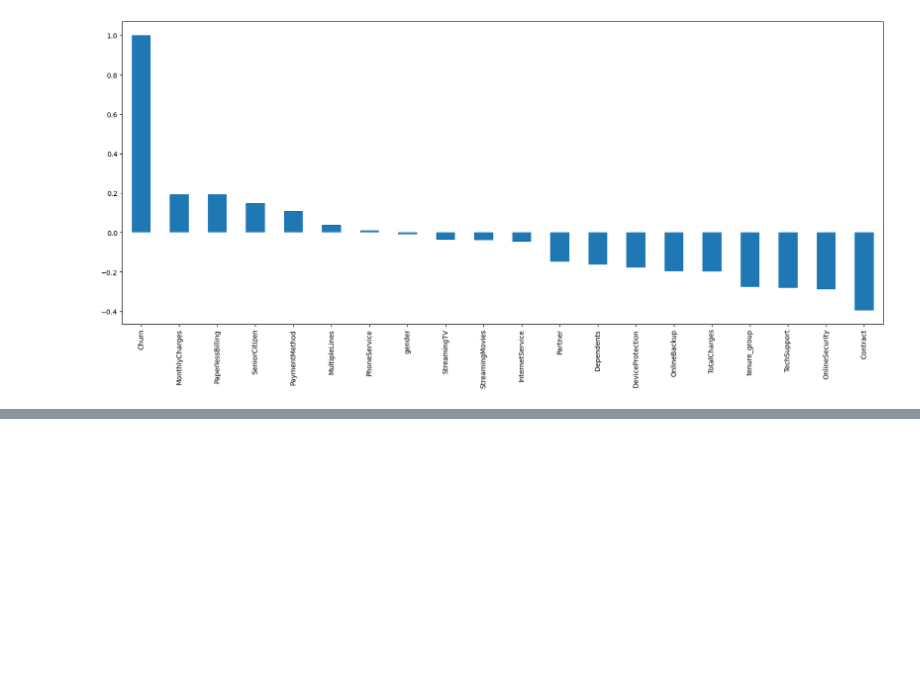
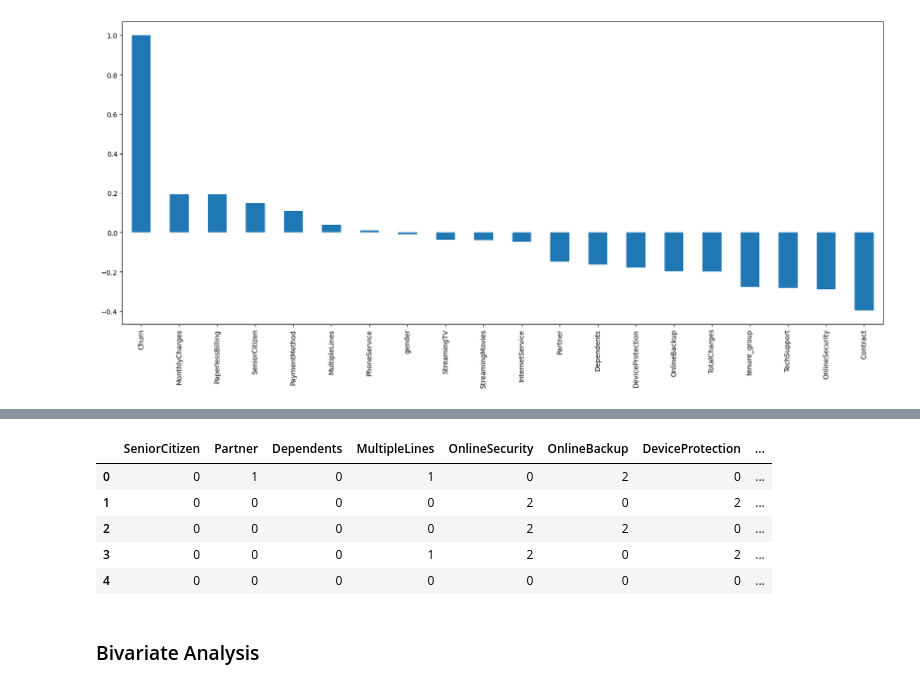
Before and after one commit to corpsedust/NareshIT, a Jupyter notebook: Self-practice/Churn_Project/EDA.ipynb, the cells around one changed output, grey strips where cells are left out. Drawn from its saved outputs; the diff is of its cells as text; code cells hidden in the pictures; blank space fills up the shorter version.

```diff
--- a/Self-practice/Churn_Project/EDA.ipynb
+++ b/Self-practice/Churn_Project/EDA.ipynb
@@ -427,0 +448,13 @@ df_corr.iloc[18].sort_values(ascending=False).plot(kind="bar") #by taking out ro
+# %%
+df["Streaming Service"] = df["StreamingTV"] + df ["StreamingMovies"]
+df.drop(["StreamingTV", "StreamingMovies", "gender", "InternetService", "PhoneService"], axis = 1, inplace = True)
+df.head()
+# %% [output]
+|  | SeniorCitizen | Partner | Dependents | MultipleLines | OnlineSecurity | OnlineBackup | DeviceProtection | ... |
+| 0 | 0 | 1 | 0 | 1 | 0 | 2 | 0 | ... |
+| 1 | 0 | 0 | 0 | 0 | 2 | 0 | 2 | ... |
+| 2 | 0 | 0 | 0 | 0 | 2 | 2 | 0 | ... |
+| 3 | 0 | 0 | 0 | 1 | 2 | 0 | 2 | ... |
+| 4 | 0 | 0 | 0 | 0 | 0 | 0 | 0 | ... |
+# %% [markdown]
+### Bivariate Analysis
```
Also changed, not shown: parts of 8 cells of this notebook.
